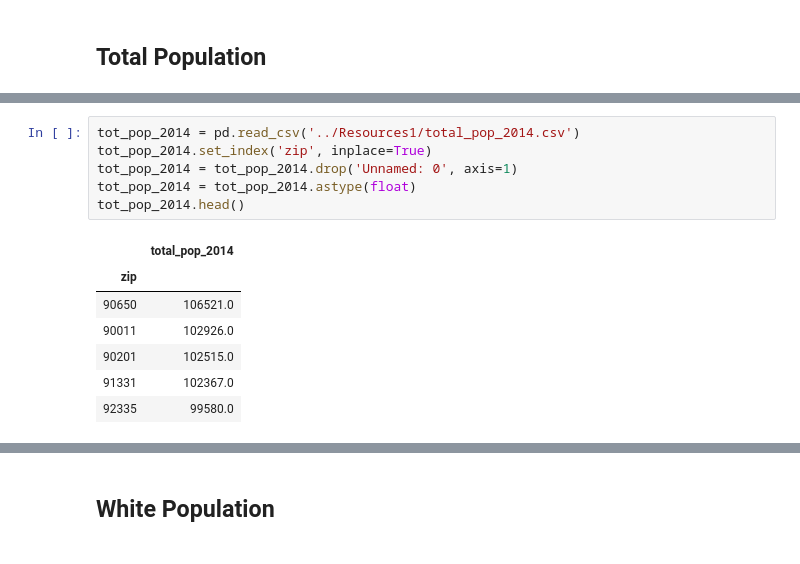
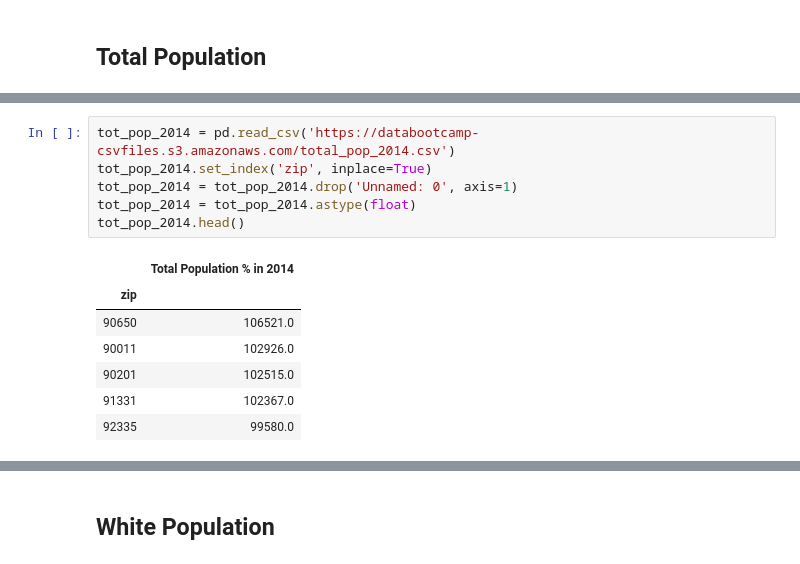
Before and after one commit to Team-Blue-MW/Predicted_Gentrification_in_California, a Jupyter notebook: ETL/S3_ETL.ipynb, the cells around one changed output, grey strips where cells are left out. Saved outputs shown, nothing was run; the diff lists cells and outputs as text.

```diff
--- a/ETL/Cleaning_usa_data.ipynb
+++ b/ETL/S3_ETL.ipynb
@@ -257,13 +258,13 @@ tot_pop_2000.head()
 | 92054 | 98226.0 |
 | 91331 | 97300.0 |
 # %%
-tot_pop_2014 = pd.read_csv('../Resources1/total_pop_2014.csv')
+tot_pop_2014 = pd.read_csv('https://databootcamp-csvfiles.s3.amazonaws.com/total_pop_2014.csv')
 tot_pop_2014.set_index('zip', inplace=True)
 tot_pop_2014 = tot_pop_2014.drop('Unnamed: 0', axis=1)
 tot_pop_2014 = tot_pop_2014.astype(float)
 tot_pop_2014.head()
 # %% [output]
-|  | total_pop_2014 |
+|  | Total Population % in 2014 |
 | zip |  |
 | 90650 | 106521.0 |
 | 90011 | 102926.0 |
```
Also changed, not shown: parts of 17 cells of this notebook, 6 other files.
